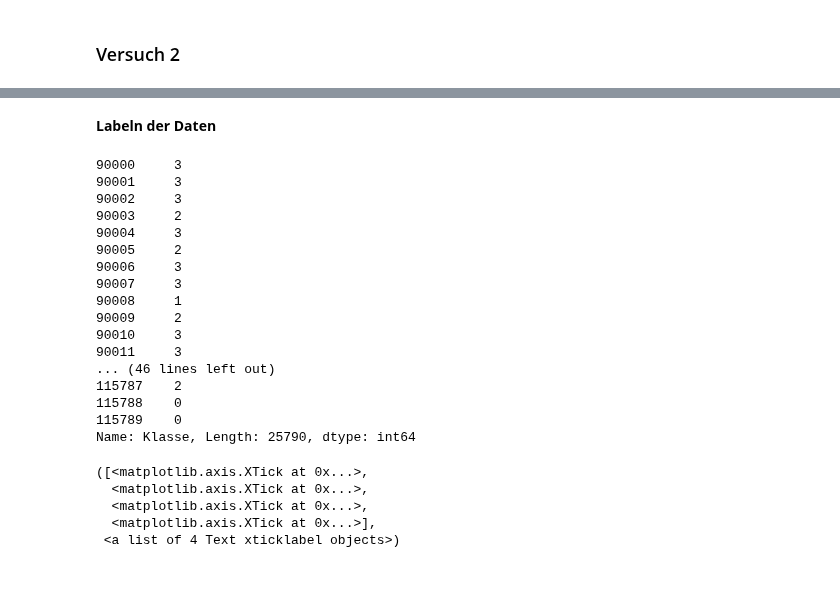
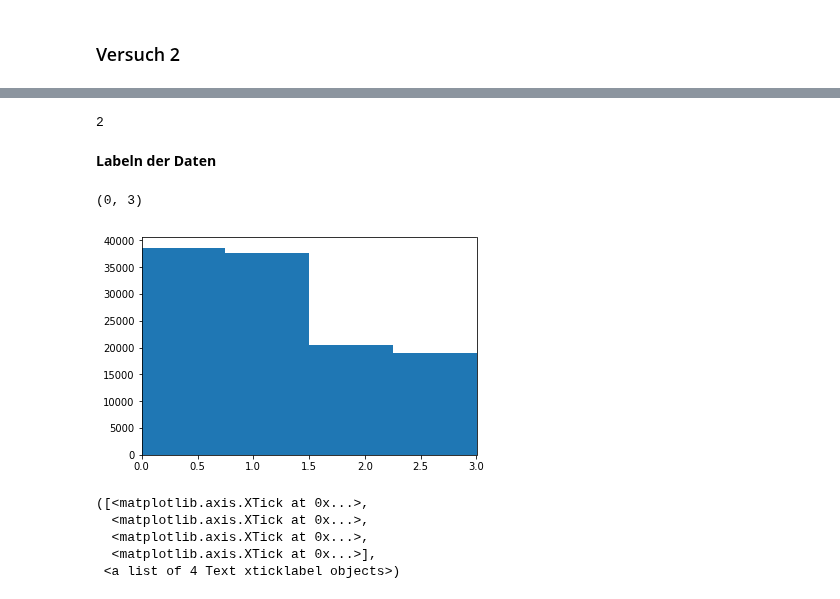
Before and after one commit to SandGreif/FahrradwegeKlassifizierung, a Jupyter notebook: daten_labeln/fuzzyLogic.ipynb, the cells around one changed output, grey strips where cells are left out. Drawn from its saved outputs; the diff is of its cells as text; code cells hidden in the pictures.

```diff
--- a/daten_labeln/fuzzyLogic.ipynb
+++ b/daten_labeln/fuzzyLogic.ipynb
@@ -365,3 +380,7 @@ quality
+# %%
+round(2.5)
+# %% [output]
+2
 # %% [markdown]
 <b>Labeln der Daten
 # %%
@@ -380,32 +399,17 @@ while i < maxIndex:
     rule2 = np.fmin(vibrationLevelLow,      smoothnessGood)
     rule3 = np.fmin(vibrationLevelHigh,     smoothnessBad)
     rule4 = np.fmin(vibrationLevelVeryHigh, smoothnessVeryBad)
-    smooth  = np.zeros_like(smoothness)
-    aggregated = np.fmax(np.fmax(rule1, rule2),np.fmax(rule3, rule4))
-    label = fuzz.defuzz(smoothness, aggregated, 'mom')
+    accmulation = np.fmax(np.fmax(rule1, rule2),np.fmax(rule3, rule4))
+    label = fuzz.defuzz(smoothness, accmulation, 'mom')
     classLabels.append(int(label))
     i = i + 1
 featuresDf["Klasse"] = classLabels
-# %%
-featuresDf["Klasse"][90000:]
-# %% [output]
-90000     3
-90001     3
-90002     3
-90003     2
-90004     3
-90005     2
-90006     3
-90007     3
-90008     1
-90009     2
-90010     3
-90011     3
-... (46 lines left out)
-115787    2
-115788    0
-115789    0
-Name: Klasse, Length: 25790, dtype: int64
+# %%
+plt.hist(featuresDf['Klasse'], 4)
+plt.xlim(0,3)
+# %% [output]
+(0, 3)
+[figure, added]
 # %%
 sns.distplot(featuresDf['Klasse'], bins=7, kde=False)
 plt.grid()
```
Also changed, not shown: parts of 17 cells of this notebook, 8 other files.
